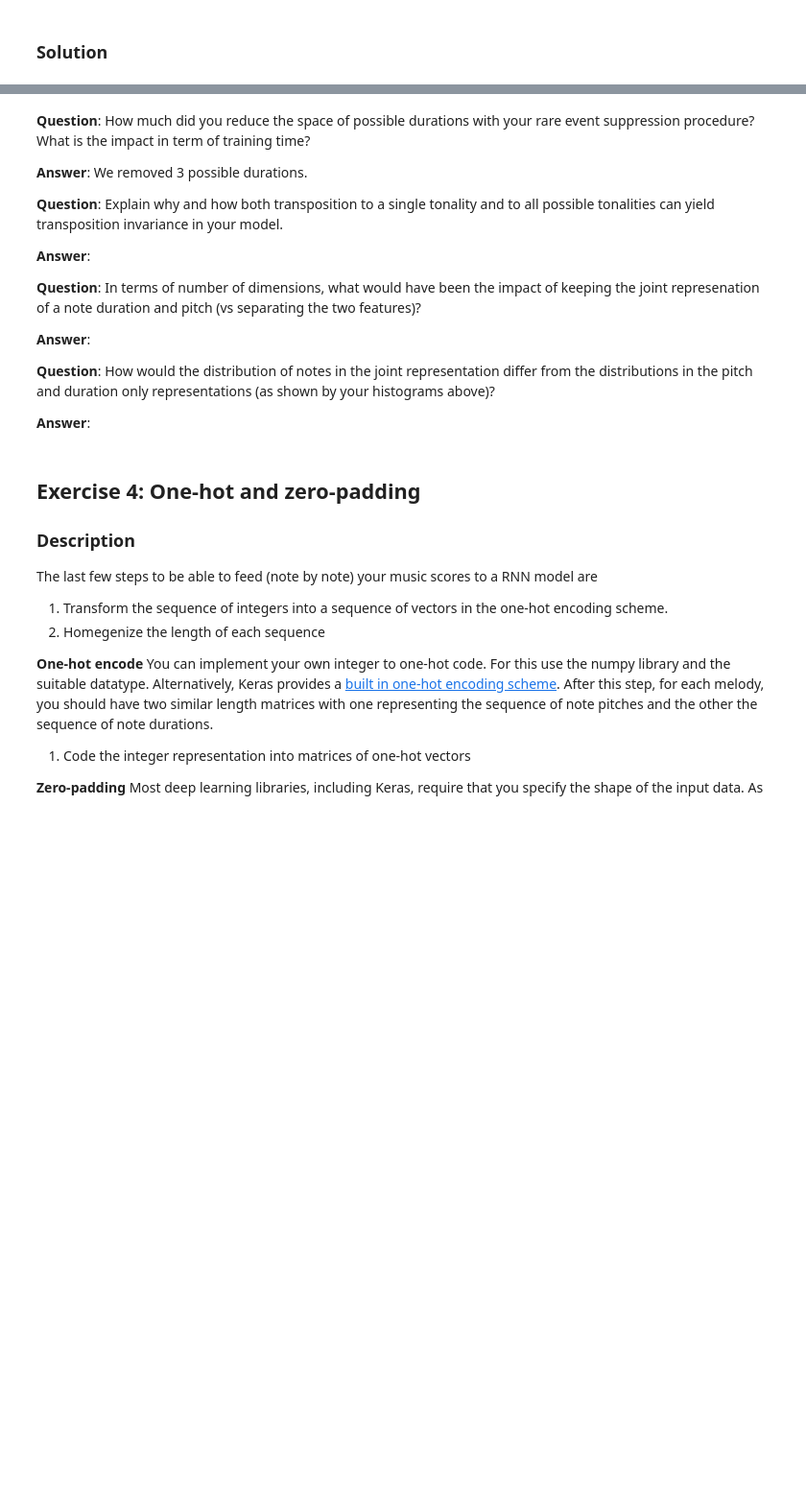
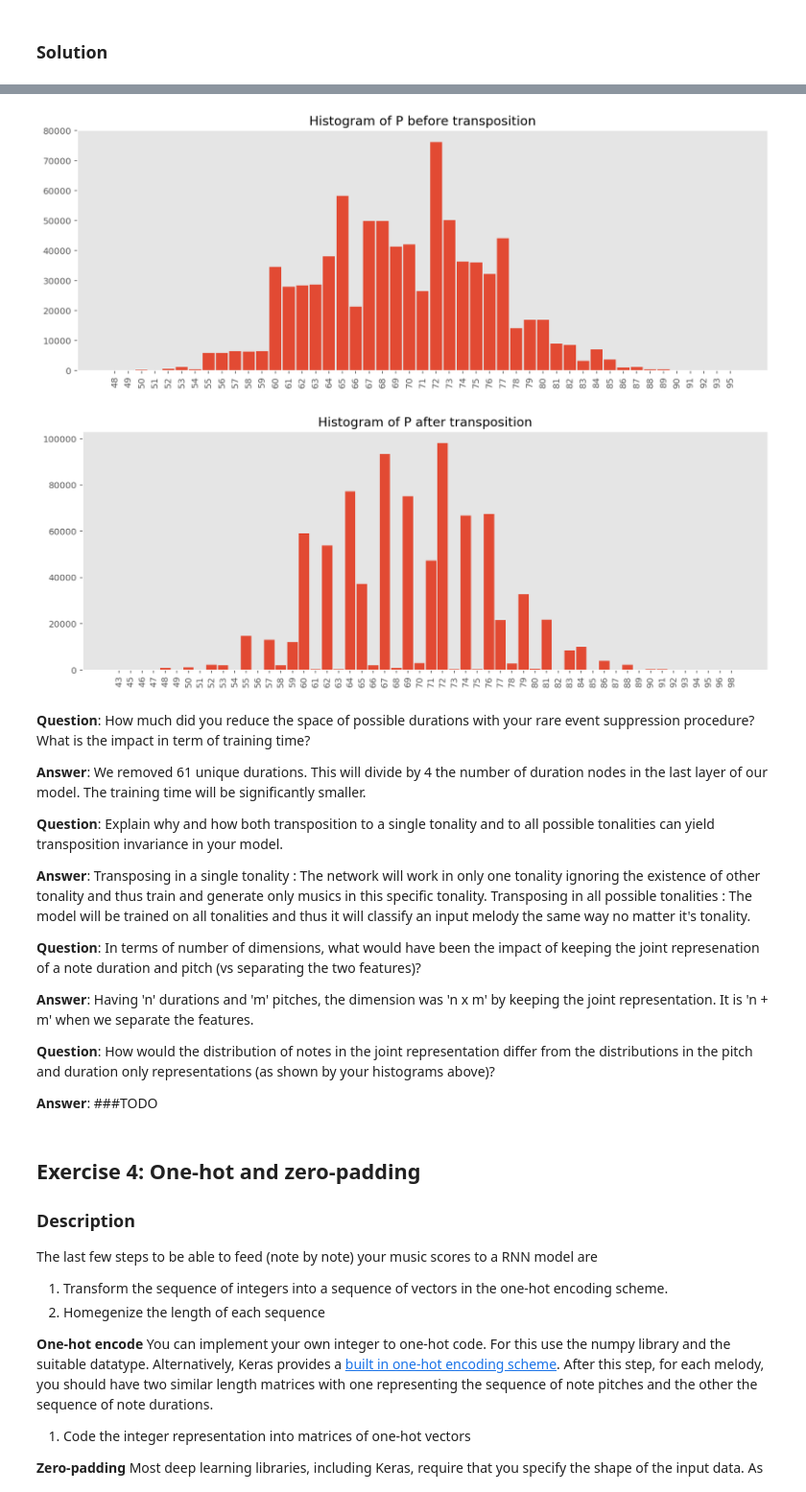
Before and after one commit to davidedidio/ANN, a Jupyter notebook: miniproject2/miniproject2.ipynb, the cells around one changed output, grey strips where cells are left out. Shown at 96% size. Cells and saved outputs as stored; diff of their text form; code cells hidden in the pictures; blank space fills up the shorter version.

```diff
--- a/miniproject2/miniproject2.ipynb
+++ b/miniproject2/miniproject2.ipynb
@@ -480,7 +428,7 @@ def transposeDataset(dataset):
 # Transposition invariance
 # 1. Use the provided function to create a new dataset where all melodies are transposed to C Major/A minor.
 
-transposed_dataset = transposeDataset(dataset)
+t_dataset = transposeDataset(rare_dataset)
 
-dictionaries = get_dictionaries(transposed_dataset)
-integer_dataset = get_integer_dataset(transposed_dataset, dictionaries)
+t_dictionaries = get_dictionaries(t_dataset)
+t_integer_dataset = get_integer_dataset(t_dataset, t_dictionaries)
@@ -493,19 +435,31 @@ plt.show()
+# %%
+# 2. Plot the histograms of the pitches before and after transposition.
+
+P = [ p for label in rare_integer_dataset for p in rare_integer_dataset[label]['P'] ]
+plot_histogram(P, rare_dictionaries["P"], "Histogram of P before transposition")
+
+P = [ p for label in t_integer_dataset for p in t_integer_dataset[label]['P'] ]
+plot_histogram(P, t_dictionaries["P"], "Histogram of P after transposition")
+# %% [output]
+[figure, added]
+[figure, added]
 # %% [markdown]
 **Question**: How much did you reduce the space of possible durations with your rare event suppression procedure? What is the impact in term of training time?
 
-**Answer**: We removed 3 possible durations.
+**Answer**: We removed 61 unique durations. This will divide by 4 the number of duration nodes in the last layer of our model. The training time will be significantly smaller.
 
 **Question**: Explain why and how both transposition to a single tonality and to all possible tonalities can yield transposition invariance in your model.
 
-**Answer**:
+**Answer**: Transposing in a single tonality : The network will work in only one tonality ignoring the existence of other tonality and thus train and generate only musics in this specific tonality.
+Transposing in all possible tonalities : The model will be trained on all tonalities and thus it will classify an input melody the same way no matter it's tonality.
 
 **Question**: In terms of number of dimensions, what would have been the impact of keeping the joint represenation of a note duration and pitch (vs separating the two features)?
 
-**Answer**:
+**Answer**: Having 'n' durations and 'm' pitches, the dimension was 'n x m' by keeping the joint representation. It is 'n + m' when we separate the features.
 
 **Question**: How would the distribution of notes in the joint representation differ from the distributions in the pitch and duration only representations (as shown by your histograms above)?
 
-**Answer**:
+**Answer**: ###TODO
 # %% [markdown]
 ## Exercise 4: One-hot and zero-padding
 ### Description
```
Also changed, not shown: parts of 28 cells of this notebook, 6 other files.
